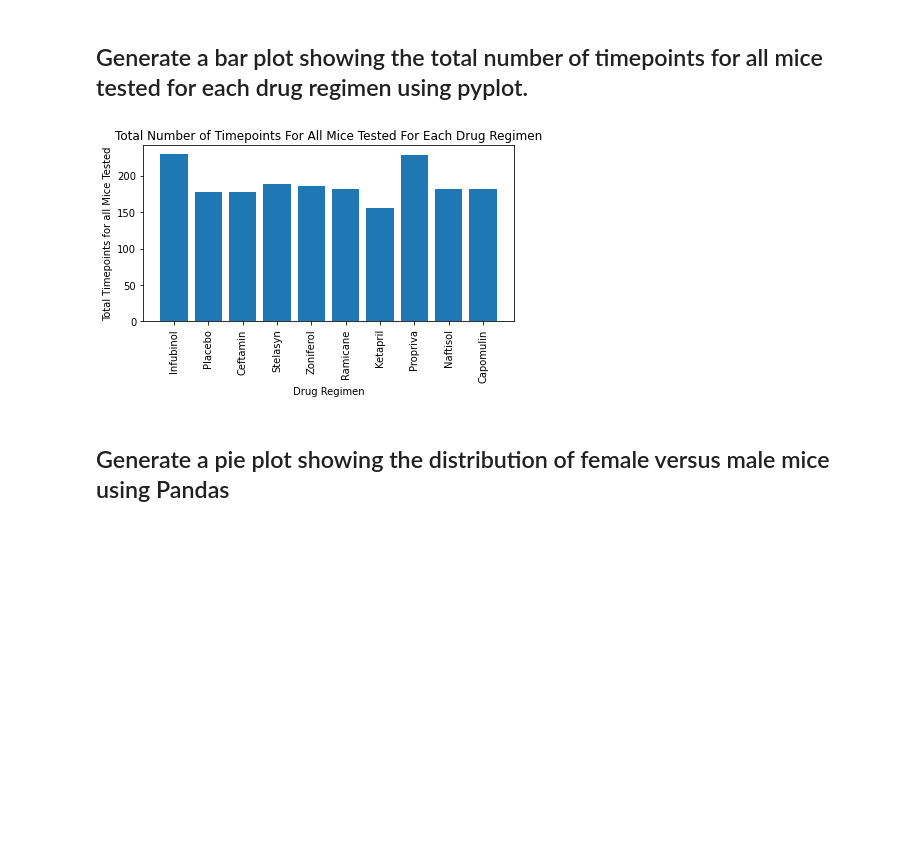
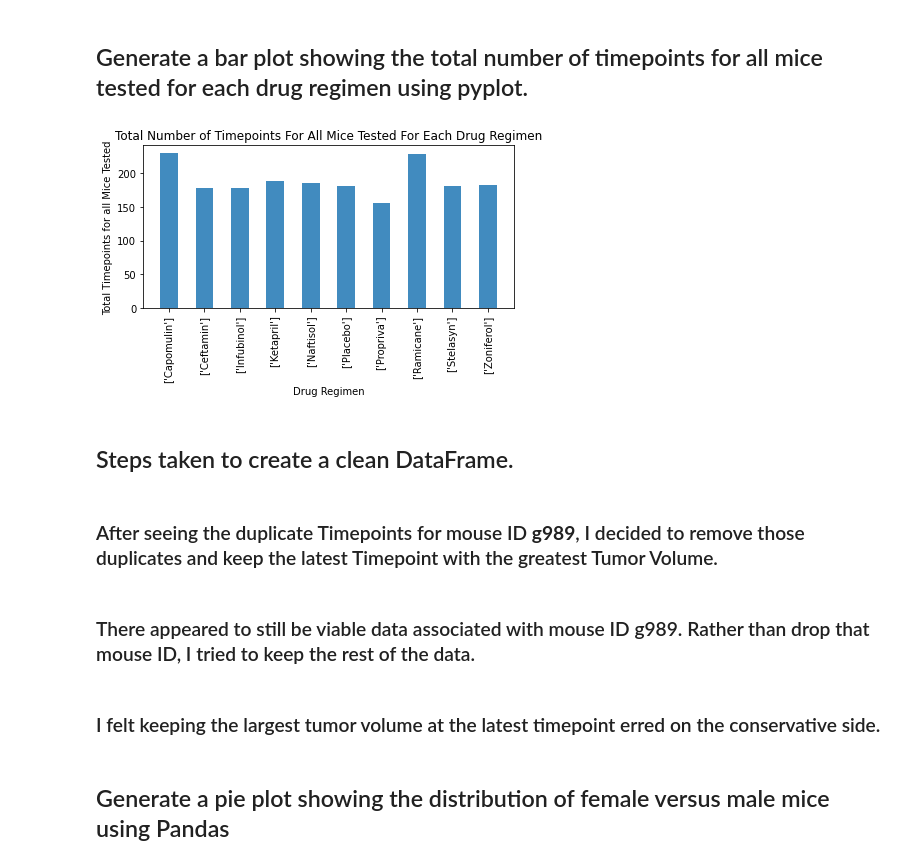
Before and after one commit to bsdutton/Matplotlib-challenge, a Jupyter notebook: Pymaceuticals/pymaceuticals-main.ipynb, the cells around one changed output. Cells and saved outputs as stored; diff of their text form; code cells hidden in the pictures; blank space fills up the shorter version.

```diff
--- a/Pymaceuticals/pymaceuticals-main.ipynb
+++ b/Pymaceuticals/pymaceuticals-main.ipynb
@@ -467,27 +467,41 @@ plt.tight_layout()
 [figure]
 # %% [markdown]
 ## Generate a bar plot showing the total number of timepoints for all mice tested for each drug regimen using pyplot.
+# %%
+dmt_group = mouse_unique[["Drug Regimen", "Mouse ID", "Timepoint"]]
+# %%
+dmt = dmt_group.groupby("Drug Regimen")
+#type(dmt)
+#dmt.head(10)
+# %%
+dmt_time = dmt["Timepoint"].count()
+#dmt_time
+# %%
+drug_names = dmt["Drug Regimen"].unique().apply(list)
+
+#drug_names
 # %%
-
-
-drug_names = mouse_unique["Drug Regimen"].unique()
-# print(drugs)
 x_axis = np.arange(len(drug_names))
-# x_axis
-
-y_axis = np.arange(len(dmt_sum))
-# y_axis
+tick_locations = [value for value in x_axis]
 
 plt.title("Total Number of Timepoints For All Mice Tested For Each Drug Regimen")
 plt.ylabel("Total Timepoints for all Mice Tested")
 plt.xlabel("Drug Regimen")
-plt.xticks(rotation='vertical')
-plt.bar(drug_names, dmt_sum, align="center")
+plt.xticks(tick_locations, drug_names, rotation='vertical')
+plt.bar(x_axis, dmt_time, align="center", width=0.5, alpha=0.85)
 
 plt.tight_layout()
 #plt.savefig("plots/pyplot Bar Chart - Total Timepoints For All Mice Tested For Each Drug Regimen.pdf")
 # %% [output]
-[figure, old version]
+[figure, new version]
+# %% [markdown]
+## Steps taken to create a clean DataFrame.
+# %% [markdown]
+### After seeing the duplicate Timepoints for mouse ID **g989**, I decided to remove those duplicates and keep the latest Timepoint with the greatest Tumor Volume.
+# %% [markdown]
+### There appeared to still be viable data associated with mouse ID g989.  Rather than drop that mouse ID, I tried to keep the rest of the data.
+# %% [markdown]
+### I felt keeping the largest tumor volume at the latest timepoint erred on the conservative side.
 # %% [markdown]
 ## Generate a pie plot showing the distribution of female versus male mice using Pandas
 # %%
```
Also changed, not shown: 4 other files.
